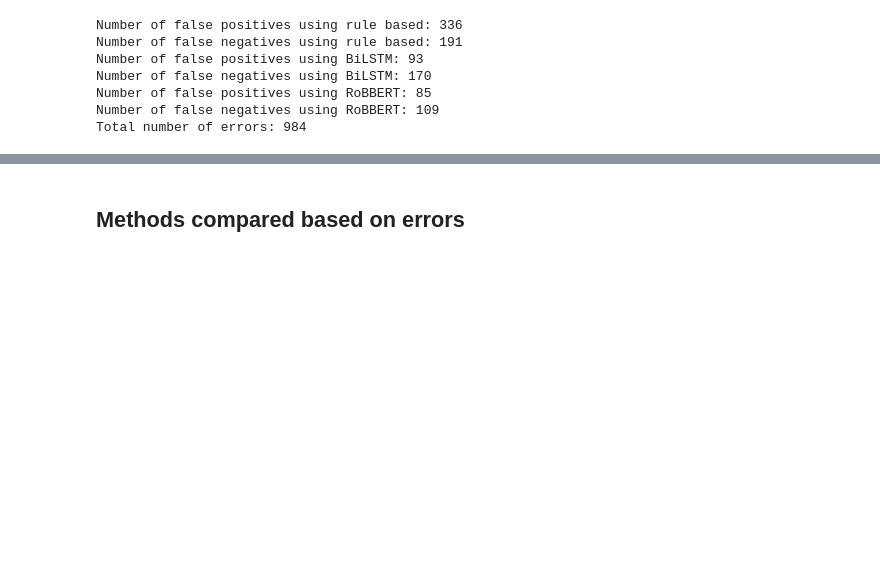
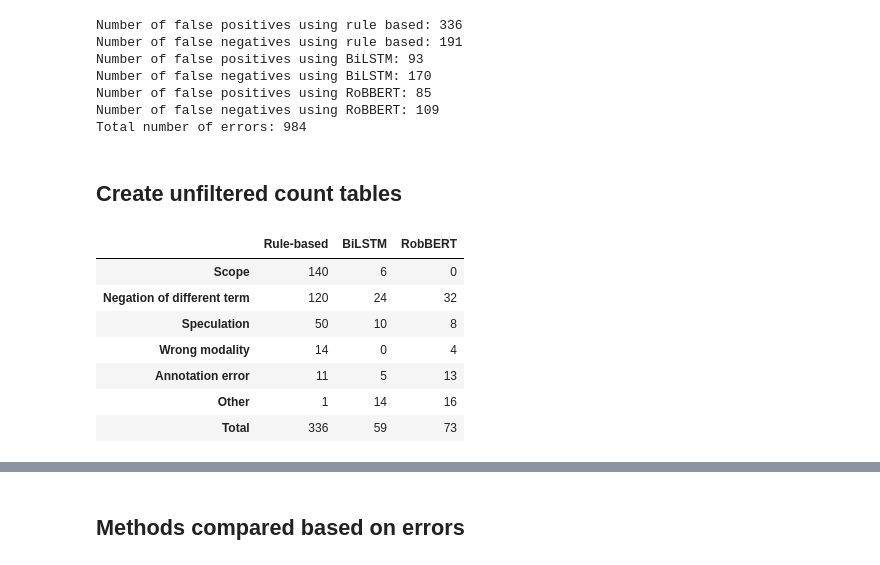
Before and after one commit to umcu/negation-detection, a Jupyter notebook: 03_compare_errors.ipynb, the cells around one changed output, grey strips where cells are left out. Drawn from its saved outputs; the diff is of its cells as text; code cells hidden in the pictures; blank space fills up the shorter version.

```diff
--- a/03_compare_errors.ipynb
+++ b/03_compare_errors.ipynb
@@ -91,0 +106,14 @@ Total number of errors: 984
+# %% [markdown]
+## Create unfiltered count tables
+# %%
+false_positive_counts = create_count_table(fp_rule_based, fp_bilstm, fp_robbert)
+false_positive_counts
+# %% [output]
+|  | Rule-based | BiLSTM | RobBERT |
+| Scope | 140 | 6 | 0 |
+| Negation of different term | 120 | 24 | 32 |
+| Speculation | 50 | 10 | 8 |
+| Wrong modality | 14 | 0 | 4 |
+| Annotation error | 11 | 5 | 13 |
+| Other | 1 | 14 | 16 |
+| Total | 336 | 59 | 73 |
```
Also changed, not shown: parts of 16 cells of this notebook, 4 other files.
